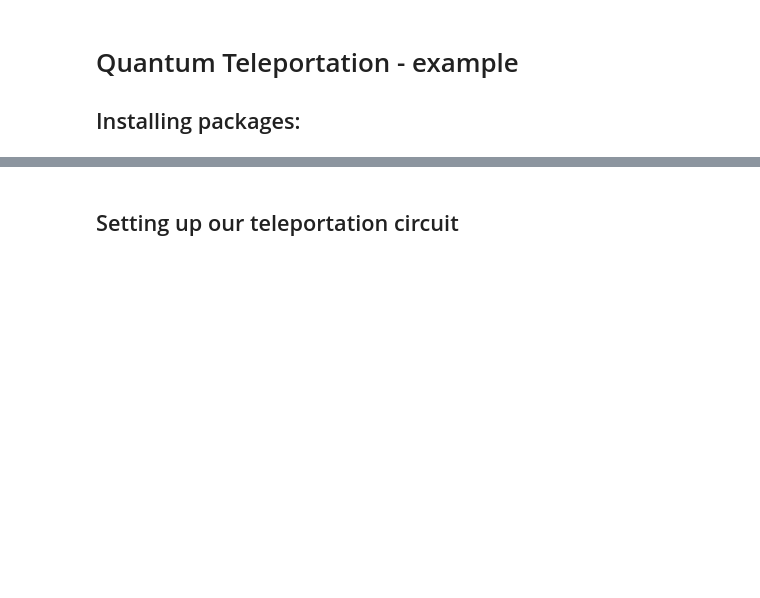
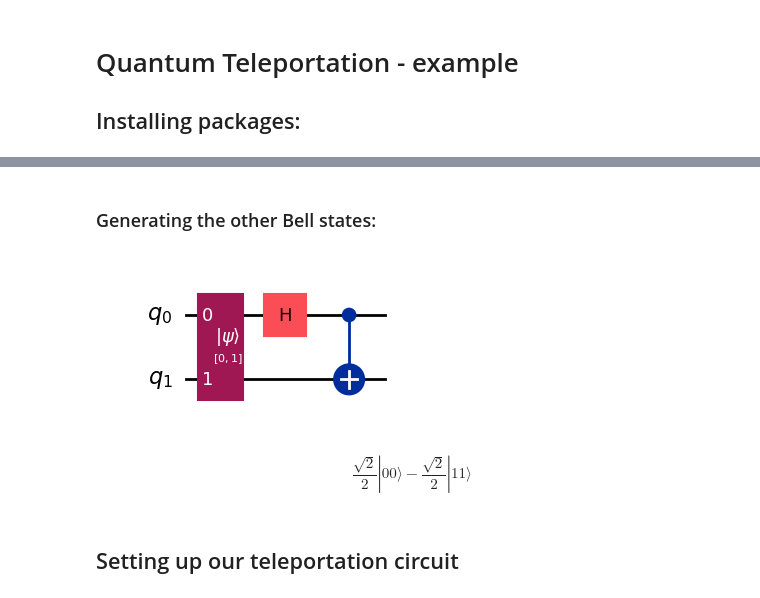
Before and after one commit to DeDuckProject/teleportation-example, a Jupyter notebook: teleportation.ipynb, the cells around one changed output, grey strips where cells are left out. Cells and saved outputs as stored; diff of their text form; code cells hidden in the pictures; blank space fills up the shorter version.

```diff
--- a/teleportation.ipynb
+++ b/teleportation.ipynb
@@ -19,3 +63,32 @@ import numpy as np
+# %% [markdown]
+### Generating the other Bell states:
+# %%
+# Step 1: Create the quantum circuit
+qc = QuantumCircuit(2, 0) # 2 qubits, 0 classical bits (no measurements now)
+
+qc.initialize("01") # Initialize qubits
+qc.h(0)
+qc.cx(0,1)
+
+# Can show the reverse:
+# qc.cx(0,1)
+# qc.h(0)
+
+# Visualize the circuit
+qc.draw('mpl')
+# %% [output]
+[figure, added]
+# %%
+# Step 7: Simulate the circuit
+backend = Aer.get_backend('statevector_simulator')
+
+compiled_qc = transpile(qc, backend)
+result = backend.run(compiled_qc, shots=1).result()
+
+output_state = Statevector(result.get_statevector(qc))
+output_state.draw("latex")
+# %% [output]
+$$\frac{\sqrt{2}}{2} |00\rangle- \frac{\sqrt{2}}{2} |11\rangle$$
 # %% [markdown]
 ## Setting up our teleportation circuit
 # %%
```
Also changed, not shown: parts of 17 cells of this notebook.
